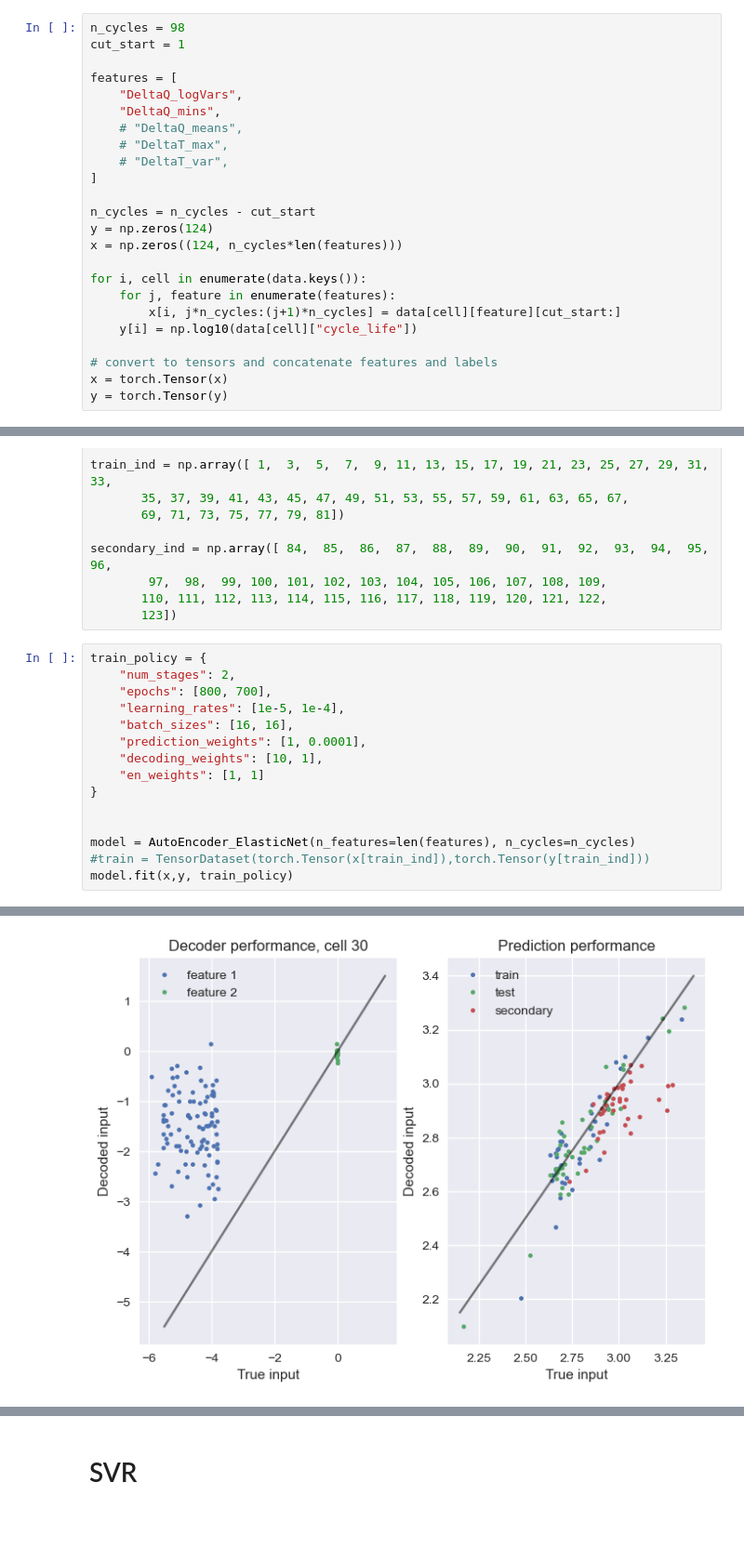
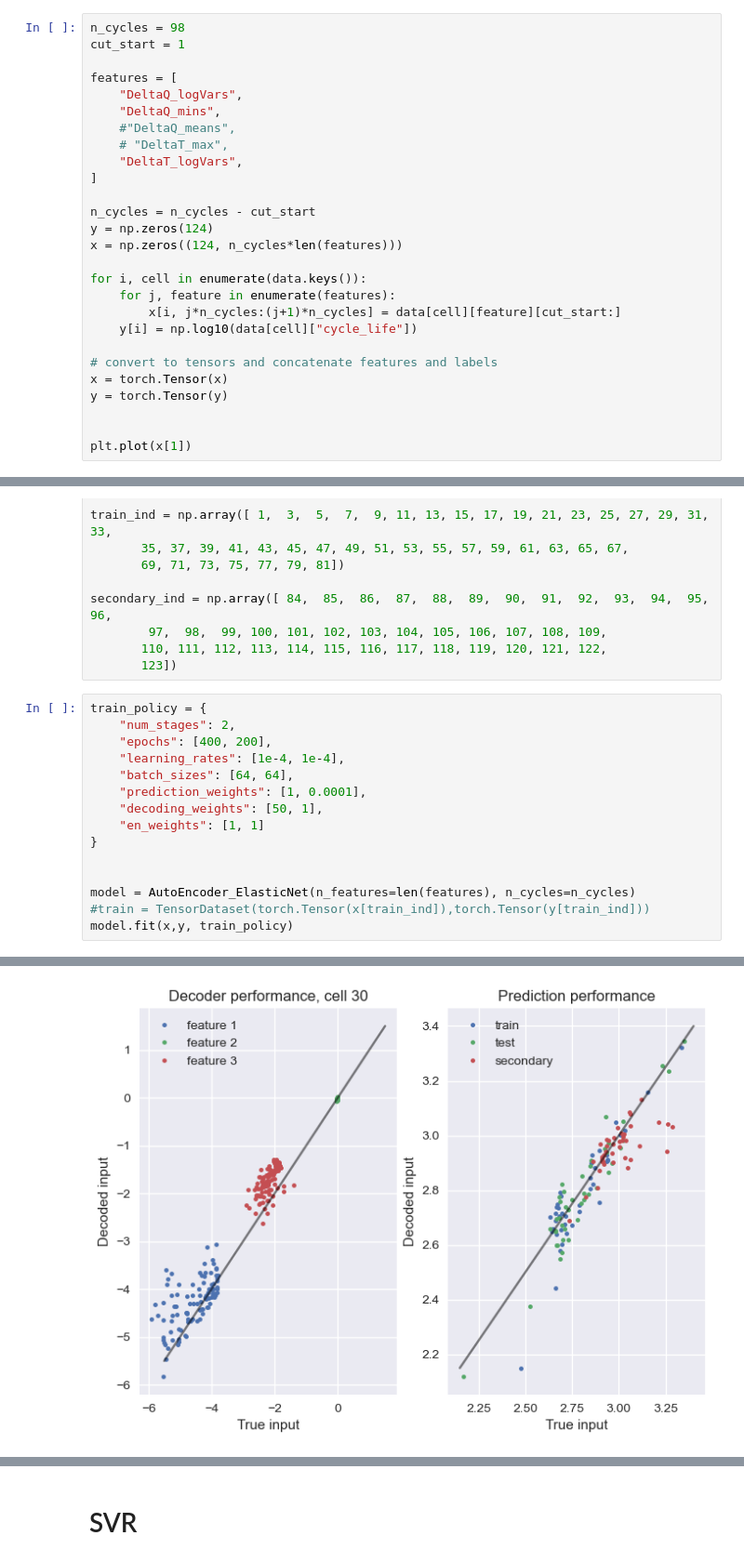
Before and after one commit to nathan99sun/HybridPred, a Jupyter notebook: source/AutoEncoders_DimensionReduction.ipynb, the cells around one changed output, grey strips where cells are left out. Shown: that part at 93% size. Drawn from its saved outputs; the diff is of its cells as text; blank space fills up the shorter version.

```diff
--- a/source/AutoEncoders_DimensionReduction.ipynb
+++ b/source/AutoEncoders_DimensionReduction.ipynb
@@ -27,9 +28,9 @@ cut_start = 1
 features = [
     "DeltaQ_logVars",
     "DeltaQ_mins",
-    # "DeltaQ_means",
+    #"DeltaQ_means",
     # "DeltaT_max",
-    # "DeltaT_var",
+    "DeltaT_logVars",
 ]
 
 n_cycles = n_cycles - cut_start
@@ -44,3 +45,6 @@ for i, cell in enumerate(data.keys()):
 # convert to tensors and concatenate features and labels
 x = torch.Tensor(x)
 y = torch.Tensor(y)
+
+
+plt.plot(x[1])
@@ -64,11 +71,11 @@ secondary_ind = np.array([ 84,  85,  86,  87,  88,  89,  90,  91,  92,  93,  94,
 # %%
 train_policy = {
     "num_stages": 2,
-    "epochs": [800, 700],
-    "learning_rates": [1e-5, 1e-4],
-    "batch_sizes": [16, 16],
+    "epochs": [400, 200],
+    "learning_rates": [1e-4, 1e-4],
+    "batch_sizes": [64, 64],
     "prediction_weights": [1, 0.0001],
-    "decoding_weights": [10, 1],
+    "decoding_weights": [50, 1],
     "en_weights": [1, 1]
 }
 
@@ -95,3 +102,3 @@ sec      333.71262
-[figure, old version]
+[figure, new version]
 Stage 2:
 
```
Also changed, not shown: parts of 12 cells of this notebook.
